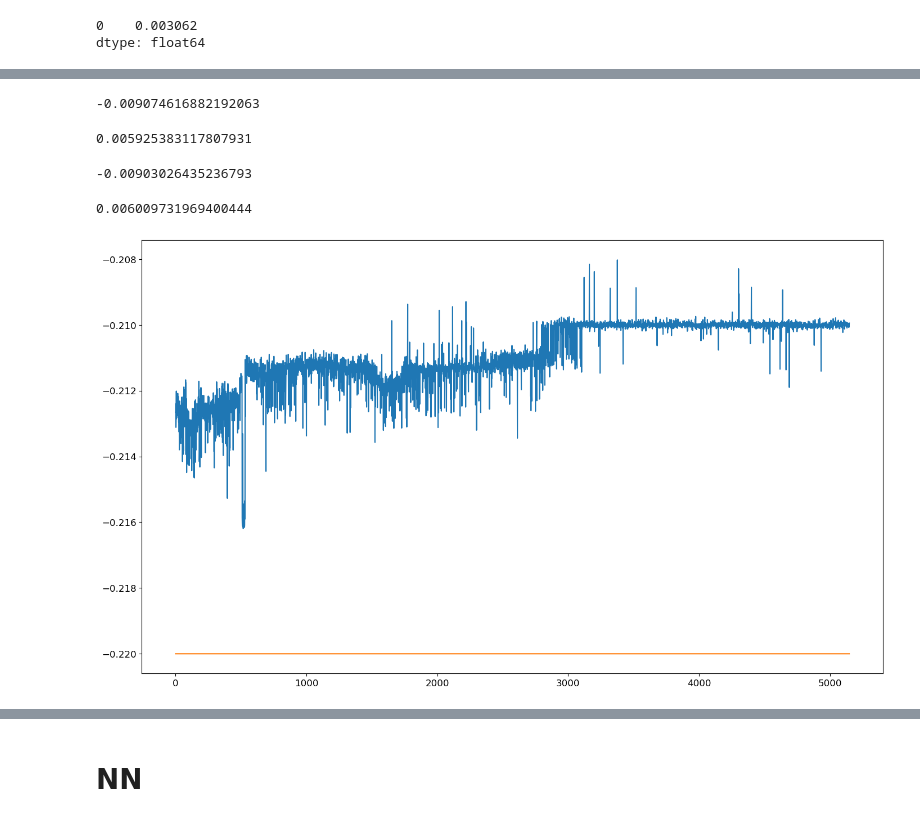
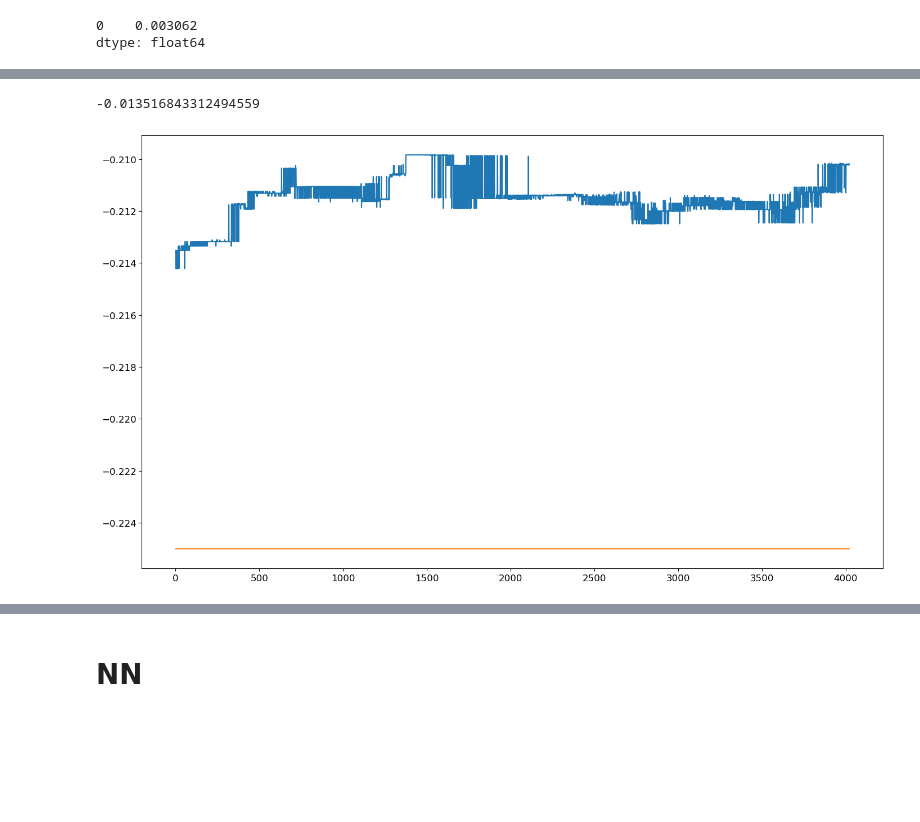
Before and after one commit to SergeyDolin/inclinometer-main, a Jupyter notebook: nn.ipynb, the cells around one changed output, grey strips where cells are left out. Cells and saved outputs as stored; diff of their text form; code cells hidden in the pictures; blank space fills up the shorter version.

```diff
--- a/nn.ipynb
+++ b/nn.ipynb
@@ -202,3 +184,5 @@ test['air_temp'] = df_test_air6['temperature'][:5700]
+# %%
+train, test = CFG.dataset_3HZ()
 # %%
 fig,ax = plt.subplots(figsize=(17,10))
 plt.rc('font', size=14)
@@ -252,18 +236,18 @@ train = train.reset_index(drop=True)
 test = test.reset_index(drop=True)
 
 
-# train['center_bubbles_px'] = train['center_bubbles_px'].loc[(train['center_bubbles_px'] > -5) & (train['center_bubbles_px'] < 10)]
-# test['center_bubbles_px'] = test['center_bubbles_px'].loc[(test['center_bubbles_px'] > -5) & (test['center_bubbles_px'] < 10)]
+train['center_bubbles_px'] = train['center_bubbles_px'].loc[(train['center_bubbles_px'] > -5) & (train['center_bubbles_px'] < 10)]
+test['center_bubbles_px'] = test['center_bubbles_px'].loc[(test['center_bubbles_px'] > -5) & (test['center_bubbles_px'] < 10)]
 
 # for i in train.columns:
 #     if i not in [CFG.TARGET, 'temperature', 'air_temp','center_bubbles_px']:
-#         train[i] = train[i].loc[(train[i] > -200) & (train[i] < 200)]
-#         test[i] = test[i].loc[(test[i] > -200) & (test[i] < 200)]
+#         train[i] = train[i].loc[(train[i] > -train[i]*.01) & (train[i] < train[i]*.05)]
+#         test[i] = test[i].loc[(test[i] > -test[i]*.01) & (test[i] < test[i]*.05)]
 
-# for i in train.columns:
-#     if i not in [CFG.TARGET, 'temperature', 'air_temp']:
-#         train[i] = train[i].interpolate(method='nearest', limit_direction='forward')
-#         test[i] = test[i].interpolate(method='nearest', limit_direction='forward')
+for i in train.columns:
+    if i not in [CFG.TARGET, 'temperature', 'air_temp']:
+        train[i] = train[i].interpolate(method='nearest', limit_direction='forward')
+        test[i] = test[i].interpolate(method='nearest', limit_direction='forward')
 # %%
 # def agg_features(df, suffix=''):
 #     X = pd.DataFrame()
@@ -296,6 +280,13 @@ test.dropna(inplace=True)
 train = train.reset_index(drop=True)
 test = test.reset_index(drop=True)
 
+
+
+columns = ['center_bubbles_px', 'temperature', 'air_temp', CFG.TARGET]
+
+train = train[columns]
+test = test[columns]
+
 features = train.drop([CFG.TARGET], axis=1)
 target = train[CFG.TARGET]
 # %%
@@ -483,7 +458,7 @@ Best RMSE: 0.13195979643689015
 # %%
 rmses = []
 preds = []
-skf = KFold(n_splits=20)
+skf = KFold(n_splits=CFG.N_FOLDS)
 
 for fold, (train_idx, valid_idx) in enumerate(skf.split(train, train[CFG.TARGET])):
     print(f'### Fold {fold+1} Training ###')
@@ -503,12 +478,12 @@ for fold, (train_idx, valid_idx) in enumerate(skf.split(train, train[CFG.TARGET]
 
     model = CatBoostRegressor(
         loss_function='RMSE',
-        learning_rate=0.00047203914766012094,
+        learning_rate=0.007561668885759355,
         iterations=10000,
-        depth=7,
-        l2_leaf_reg=0.12405167415915808,
-        random_strength=0.6117918596087812,
-        bagging_temperature=0.11075605640527406,
+        depth=6,
+        l2_leaf_reg=0.46988217255163506,
+        random_strength=0.3164058982154978,
+        bagging_temperature=0.30867507794164006,
         bootstrap_type='Bayesian',
         task_type='GPU',
         random_seed=CFG.RANDOM_STATE,
@@ -571,7 +541,5 @@ print(np.sqrt(mean_squared_error(test[CFG.TARGET], r+C0)))
 # %%
-dif = test[CFG.TARGET] - (r)
-print(dif.mean())
-(test[CFG.TARGET] - (r+C0)).mean()
+dif = test[CFG.TARGET]+.005 - (r)
+dif.mean()
 # %% [output]
--0.009074616882192063
+-0.013516843312494559
-0.005925383117807931
@@ -582,15 +546,7 @@ C0 = (test[CFG.TARGET] - r).mean()
-# %%
-C0
-# %% [output]
--0.00903026435236793
-# %%
-np.sqrt(mean_squared_error(test[CFG.TARGET], r+C0))
-# %% [output]
-0.006009731969400444
 # %%
-pd.DataFrame(r).plot(figsize=(17,10),legend=False,fontsize=12);test[CFG.TARGET].plot();
+pd.DataFrame(r).plot(figsize=(17,10),legend=False,fontsize=12);(test[CFG.TARGET]+.005).plot();
 # %% [output]
-[figure, old version]
+[figure, new version]
 # %%
 test['temperature'].plot(legend=True,figsize=(17,10));test['air_temp'].plot(legend=True)
 # %% [output]
```
Also changed, not shown: parts of 57 cells of this notebook, 3 other files.
